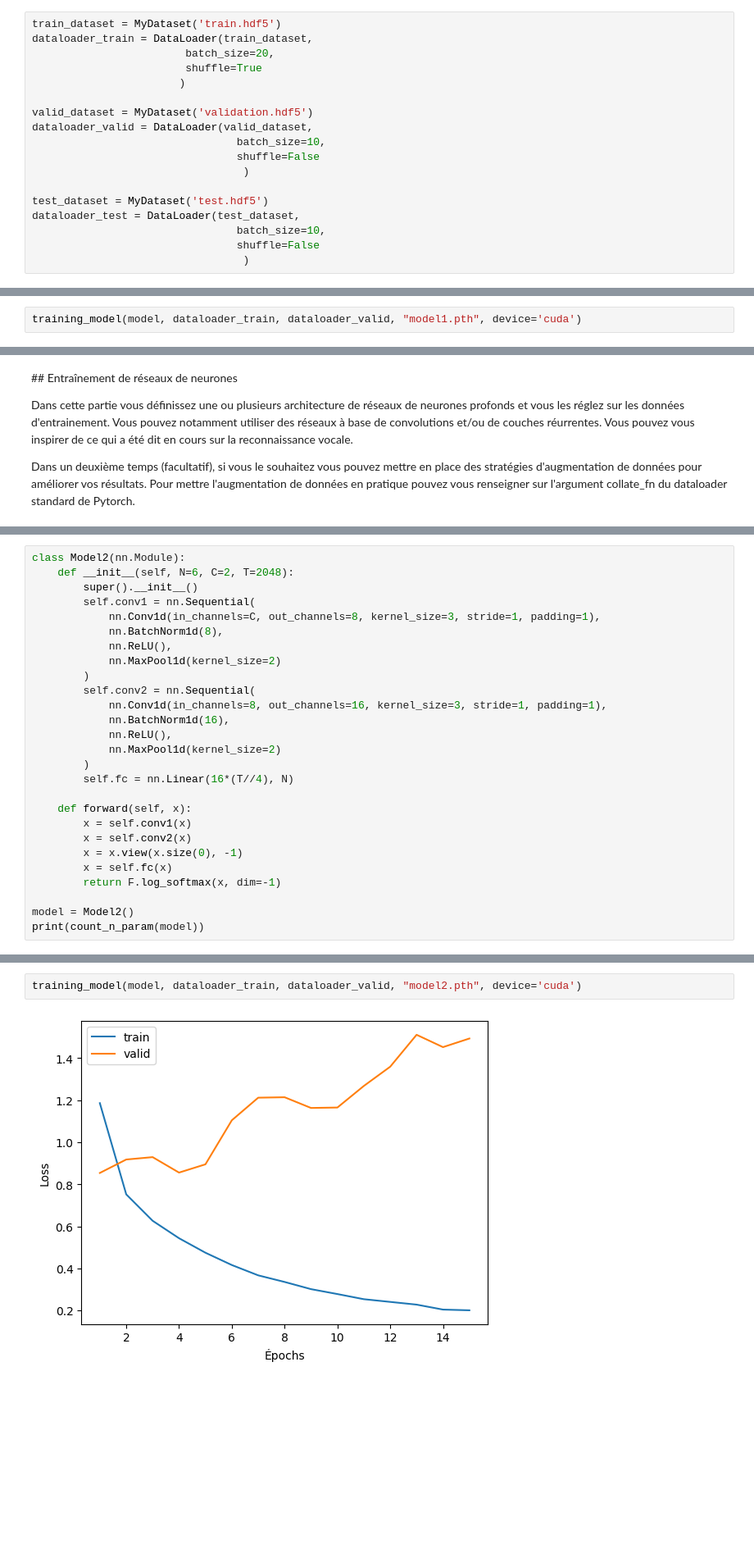
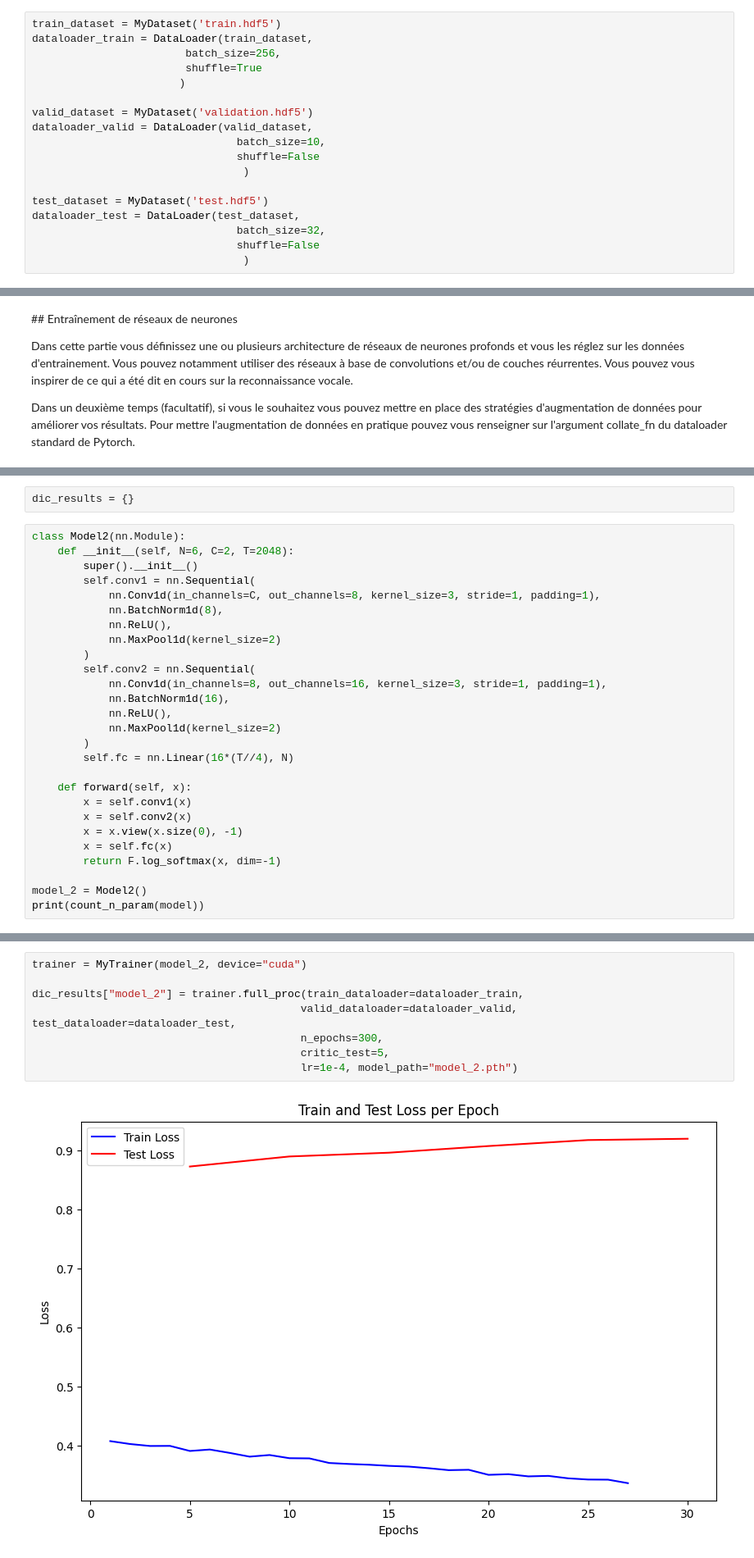
Before and after one commit to QMoayedpour/tp3_dlts, a Jupyter notebook: dlts_tp3_noah.ipynb, the cells around one changed output, grey strips where cells are left out. Shown at 82% size. Drawn from its saved outputs; the diff is of its cells as text; blank space fills up the shorter version.

```diff
--- a/dlts_tp3_noah.ipynb
+++ b/dlts_tp3_noah.ipynb
@@ -327,7 +475,7 @@ Mettez en place votre pipeline et testez là sur votre modèle dumb. Faites en s
 # %%
 train_dataset = MyDataset('train.hdf5')
 dataloader_train = DataLoader(train_dataset,
-                        batch_size=20,
+                        batch_size=256,
                         shuffle=True
                        )
 
@@ -339,6 +487,6 @@ dataloader_valid = DataLoader(valid_dataset,
 
 test_dataset = MyDataset('test.hdf5')
 dataloader_test = DataLoader(test_dataset,
-                                batch_size=10,
+                                batch_size=32,
                                 shuffle=False
                                  )
@@ -399,2 +492,0 @@ def training_model(model, dataloader_train, dataloader_valid, save_path, n_epoch
-# %%
-training_model(model, dataloader_train, dataloader_valid, "model1.pth", device='cuda')
@@ -443,3 +684,5 @@ Dans un deuxième temps (facultatif), si vous le souhaitez vous pouvez mettre en
+# %%
+dic_results = {}
 # %%
 class Model2(nn.Module):
     def __init__(self, N=6, C=2, T=2048):
@@ -465,6 +708,6 @@ class Model2(nn.Module):
         x = self.fc(x)
         return F.log_softmax(x, dim=-1)
 
-model = Model2()
+model_2 = Model2()
 print(count_n_param(model))
 # %% [output]
@@ -472,4 +715,10 @@ print(count_n_param(model))
 # %%
-training_model(model, dataloader_train, dataloader_valid, "model2.pth", device='cuda')
+trainer = MyTrainer(model_2, device="cuda")
+
+dic_results["model_2"] = trainer.full_proc(train_dataloader=dataloader_train,
+                                          valid_dataloader=dataloader_valid, test_dataloader=dataloader_test,
+                                          n_epochs=300,
+                                          critic_test=5,
+                                          lr=1e-4, model_path="model_2.pth")
 # %% [output]
-[figure, old version]
+[figure, new version]
```
Also changed, not shown: parts of 39 cells of this notebook.
